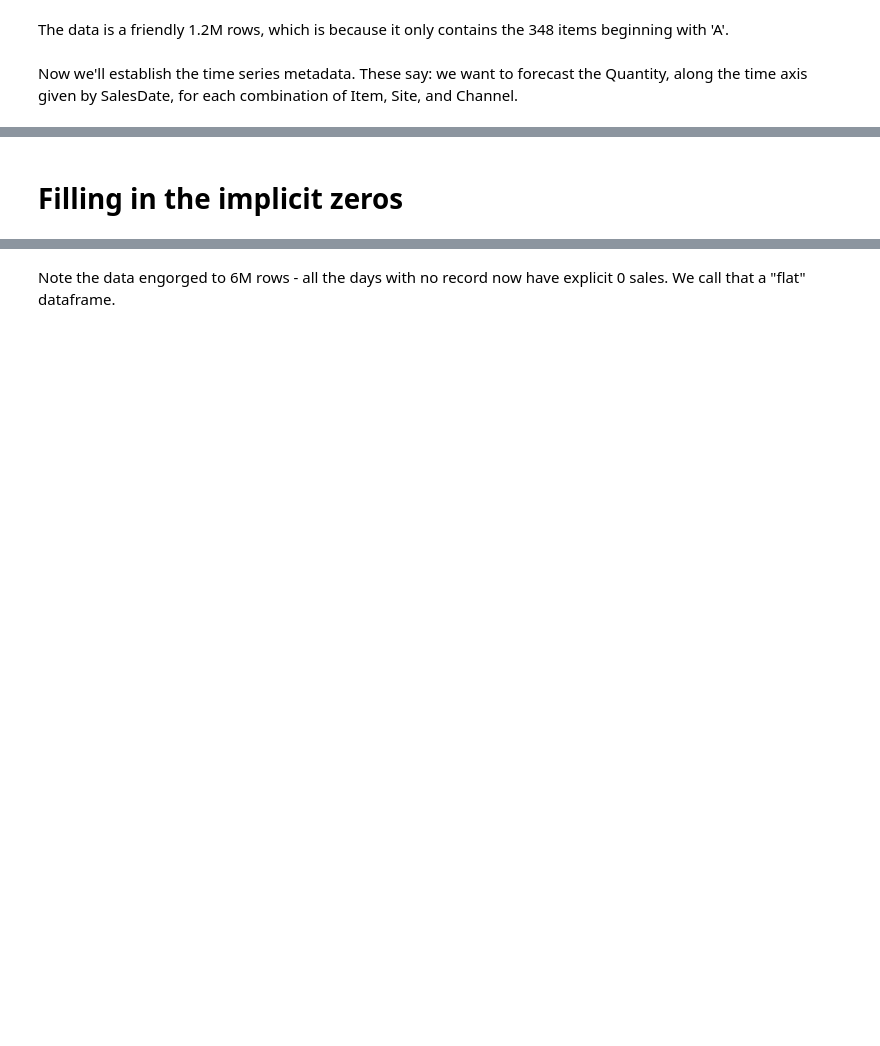
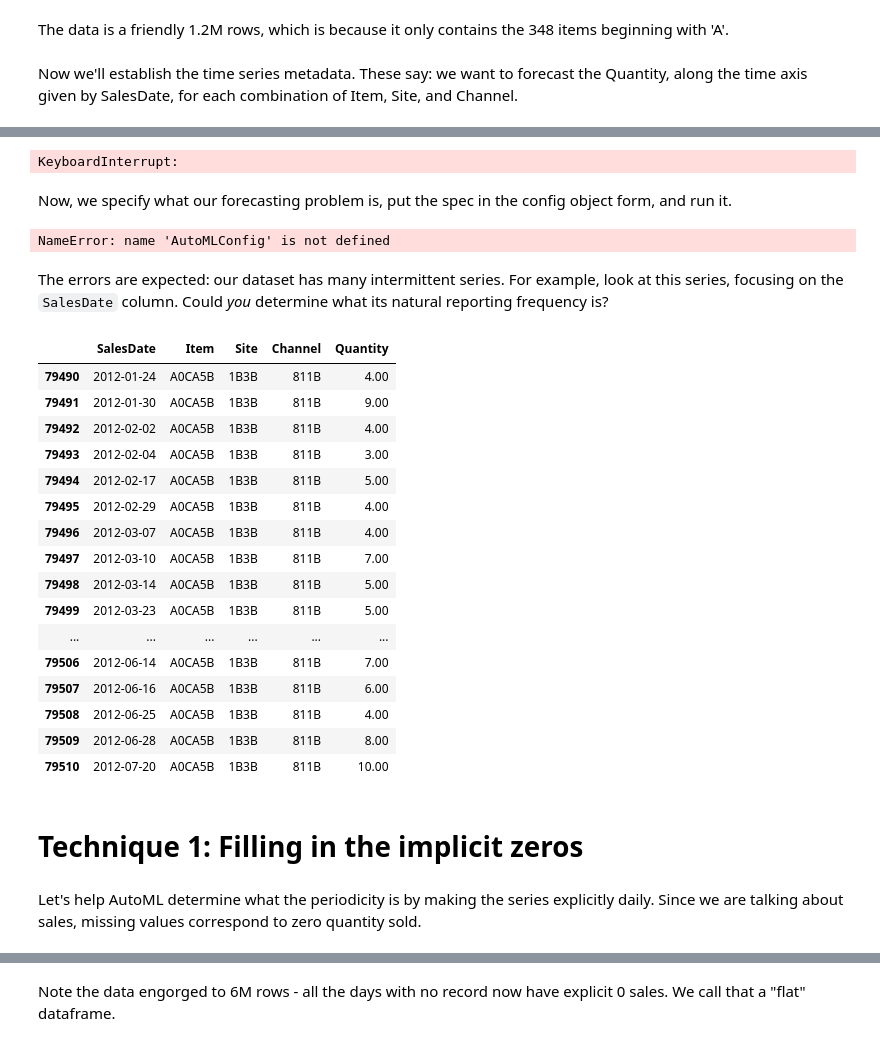
Before and after one commit to singliar/MLADS2019, a Jupyter notebook: GroceryForecast.ipynb, the cells around one changed output, grey strips where cells are left out. Drawn from its saved outputs; the diff is of its cells as text; code cells hidden in the pictures; blank space fills up the shorter version.

```diff
--- a/GroceryForecast.ipynb
+++ b/GroceryForecast.ipynb
@@ -51,0 +69,11 @@ Let's see how far AutoML gets with that data. And let's not even split because i
+# %%
+ws = Workspace.from_config()
+
+# choose a name for the experiment in the workspace
+# 'Experiment' roughly corresponds to a 'problem to solve'
+experiment_name = 'automl-grocery'
+# where to write models and other artifacts locally
+project_folder = './sample_projects/automl-grocery'
+experiment = Experiment(ws, experiment_name)
+# %% [output]
+KeyboardInterrupt:
@@ -52,5 +92,54 @@ Let's see how far AutoML gets with that data. And let's not even split because i
+# %% [markdown]
+Now, we specify what our forecasting problem is, put the spec in the config object form, and run it.
+# %%
+time_series_settings = {
+    'time_column_name': time_colname,
+    'grain_column_names': grain_colnames,
+    'drop_column_names': [],
+    'max_horizon': 31
+}
+
+automl_config = AutoMLConfig(task='forecasting',
+                             debug_log='automl-grocery.log',
+                             primary_metric='normalized_root_mean_squared_error',
+                             iterations=5,
+                             X=X_train,
+                             y=y_train,
+                             n_cross_validations=2,
+                             enable_ensembling=False,
+                             path=project_folder,
+                             verbosity=logging.INFO,
+                             **time_series_settings)
+
+local_run = experiment.submit(automl_config, show_output=True)
+# %% [output]
+NameError: name 'AutoMLConfig' is not defined
+# %% [markdown]
+The errors are expected: our dataset has many intermittent series. For example, look at this series, focusing on the `SalesDate` column. Could *you* determine what its natural reporting frequency is?
+# %%
+SQLdata[(SQLdata['Item'] == 'A0CA5B') & (SQLdata['Site'] == '1B3B') & (SQLdata['Channel'] == '811B')]
+# %% [output]
+|  | SalesDate | Item | Site | Channel | Quantity |
+| 79490 | 2012-01-24 | A0CA5B | 1B3B | 811B | 4.00 |
+| 79491 | 2012-01-30 | A0CA5B | 1B3B | 811B | 9.00 |
+| 79492 | 2012-02-02 | A0CA5B | 1B3B | 811B | 4.00 |
+| 79493 | 2012-02-04 | A0CA5B | 1B3B | 811B | 3.00 |
+| 79494 | 2012-02-17 | A0CA5B | 1B3B | 811B | 5.00 |
+| 79495 | 2012-02-29 | A0CA5B | 1B3B | 811B | 4.00 |
+| 79496 | 2012-03-07 | A0CA5B | 1B3B | 811B | 4.00 |
+| 79497 | 2012-03-10 | A0CA5B | 1B3B | 811B | 7.00 |
+| 79498 | 2012-03-14 | A0CA5B | 1B3B | 811B | 5.00 |
+| 79499 | 2012-03-23 | A0CA5B | 1B3B | 811B | 5.00 |
+| ... | ... | ... | ... | ... | ... |
+| 79506 | 2012-06-14 | A0CA5B | 1B3B | 811B | 7.00 |
+| 79507 | 2012-06-16 | A0CA5B | 1B3B | 811B | 6.00 |
+| 79508 | 2012-06-25 | A0CA5B | 1B3B | 811B | 4.00 |
+| 79509 | 2012-06-28 | A0CA5B | 1B3B | 811B | 8.00 |
+| 79510 | 2012-07-20 | A0CA5B | 1B3B | 811B | 10.00 |
 # %% [markdown]
-# Filling in the implicit zeros
+# Technique 1: Filling in the implicit zeros
+# %% [markdown]
+Let's help AutoML determine what the periodicity is by making the series explicitly daily. Since we are talking about sales, missing values correspond to zero quantity sold.
 # %%
 # We have a nice helpful function that fills out the data frame with:
 # * zeros for the target column
```
Also changed, not shown: parts of 74 cells of this notebook, 4 other files.
